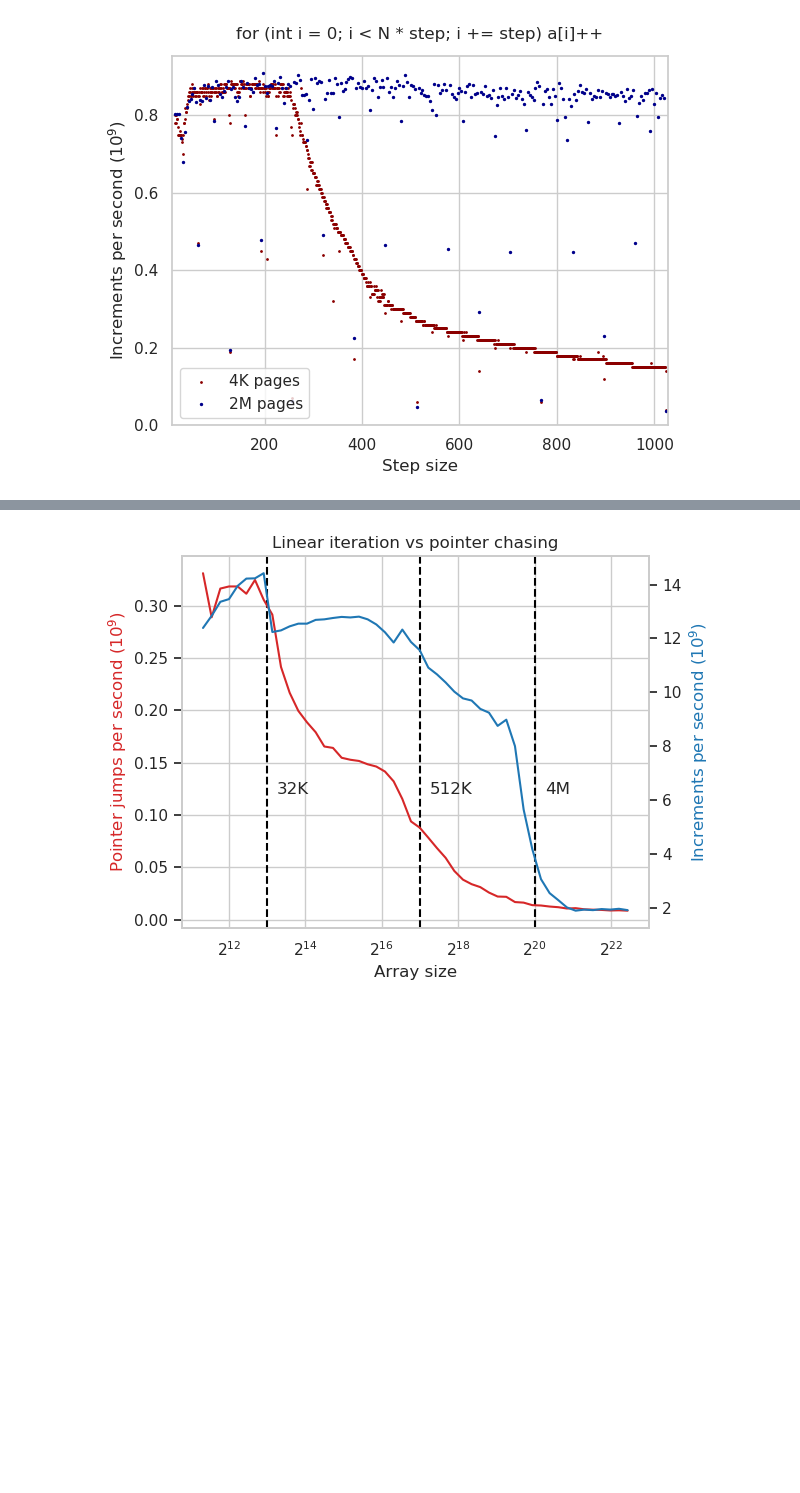
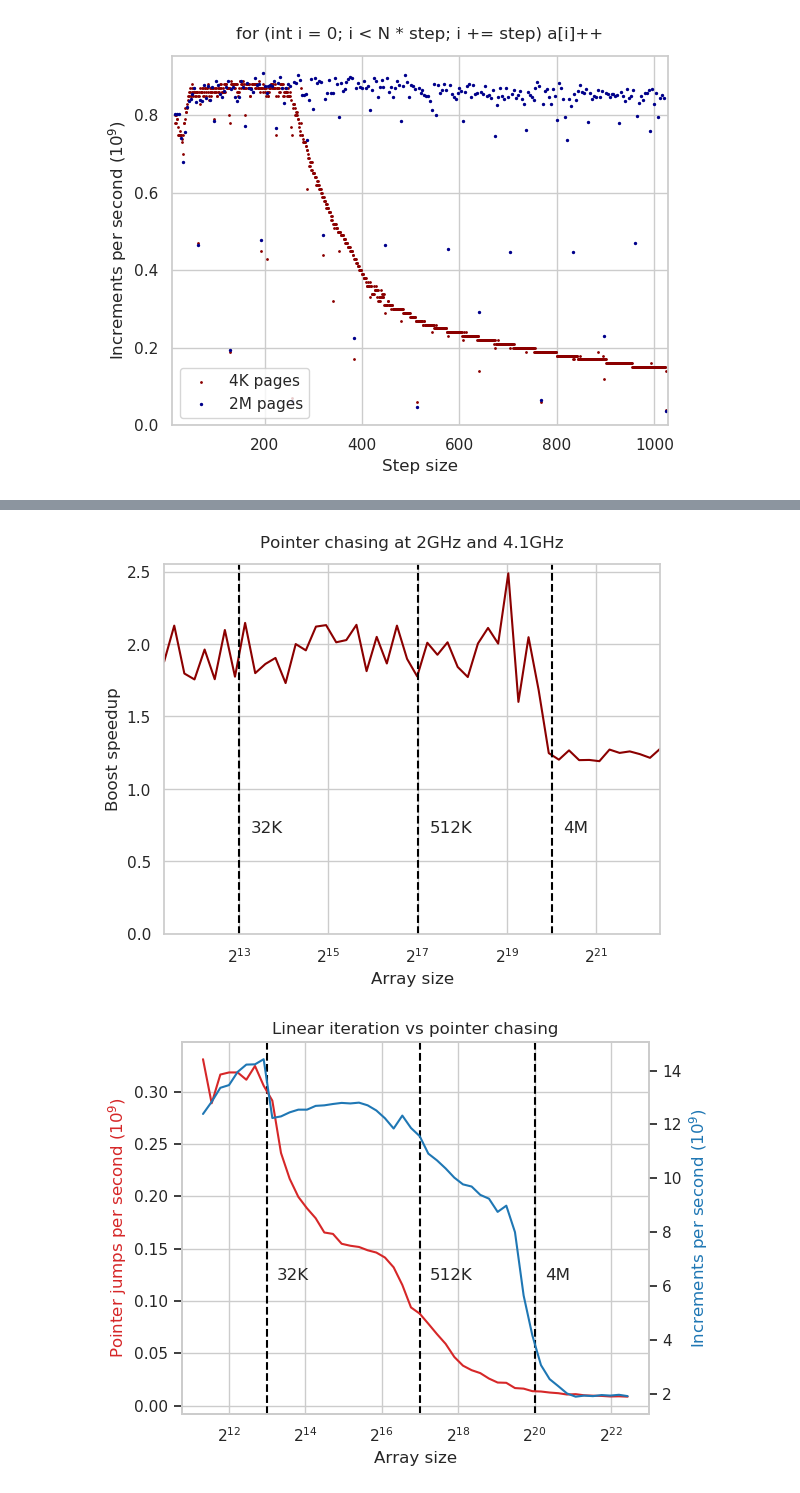
Before and after one commit to sslotin/amh-code, a Jupyter notebook: cpu-cache/plot.ipynb, the cells around one changed output, grey strips where cells are left out. Drawn from its saved outputs; the diff is of its cells as text; code cells hidden in the pictures; blank space fills up the shorter version.

```diff
--- a/cpu-cache/plot.ipynb
+++ b/cpu-cache/plot.ipynb
@@ -277,3 +326,8 @@ permutation 5628599 1 114.79
+# %%
+plt.plot(ns, [x / y for x, y in zip(p, p_boost)], color='darkred')
+plot('Pointer chasing at 2GHz and 4.1GHz', 'Relative speedup', 'permutation-boost-speedup.svg', 0.7)
+# %% [output]
+[figure, added]
 # %%
 fig, ax1 = plt.subplots()
 
```
Also changed, not shown: parts of 7 cells of this notebook.
